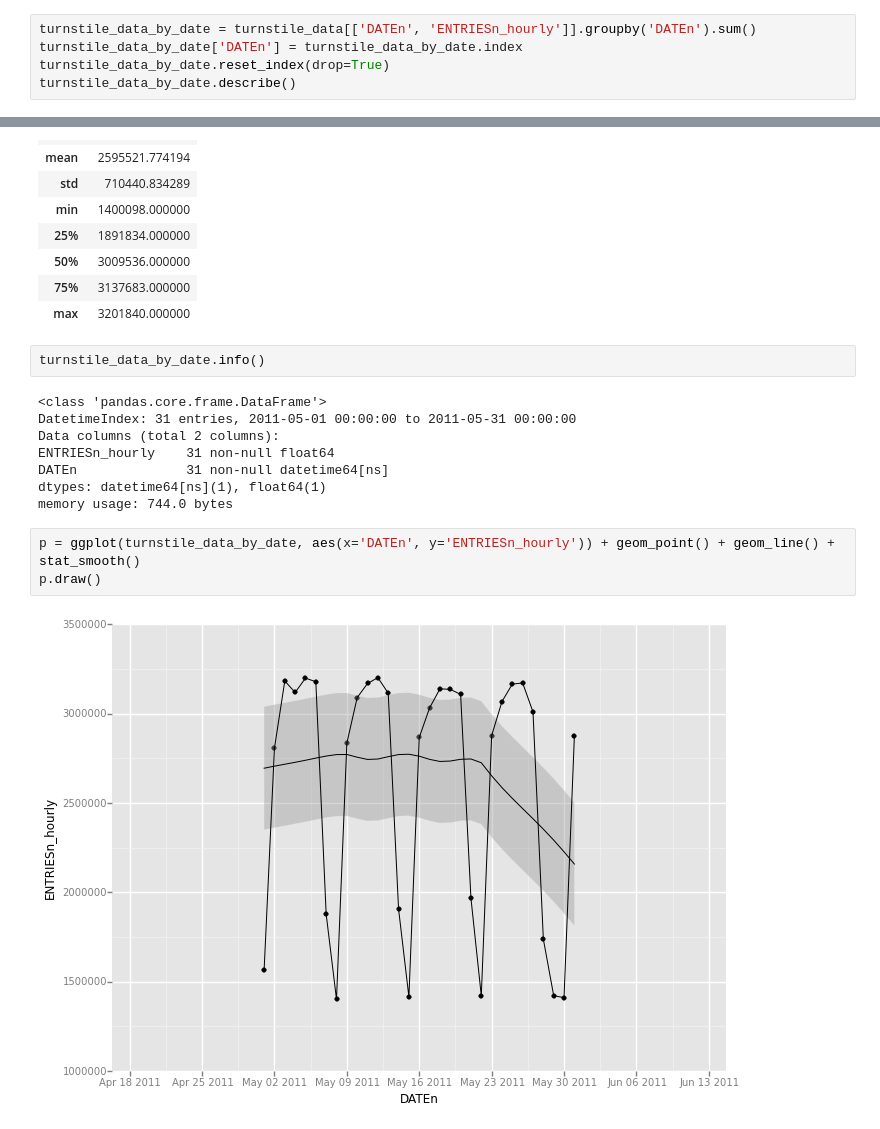
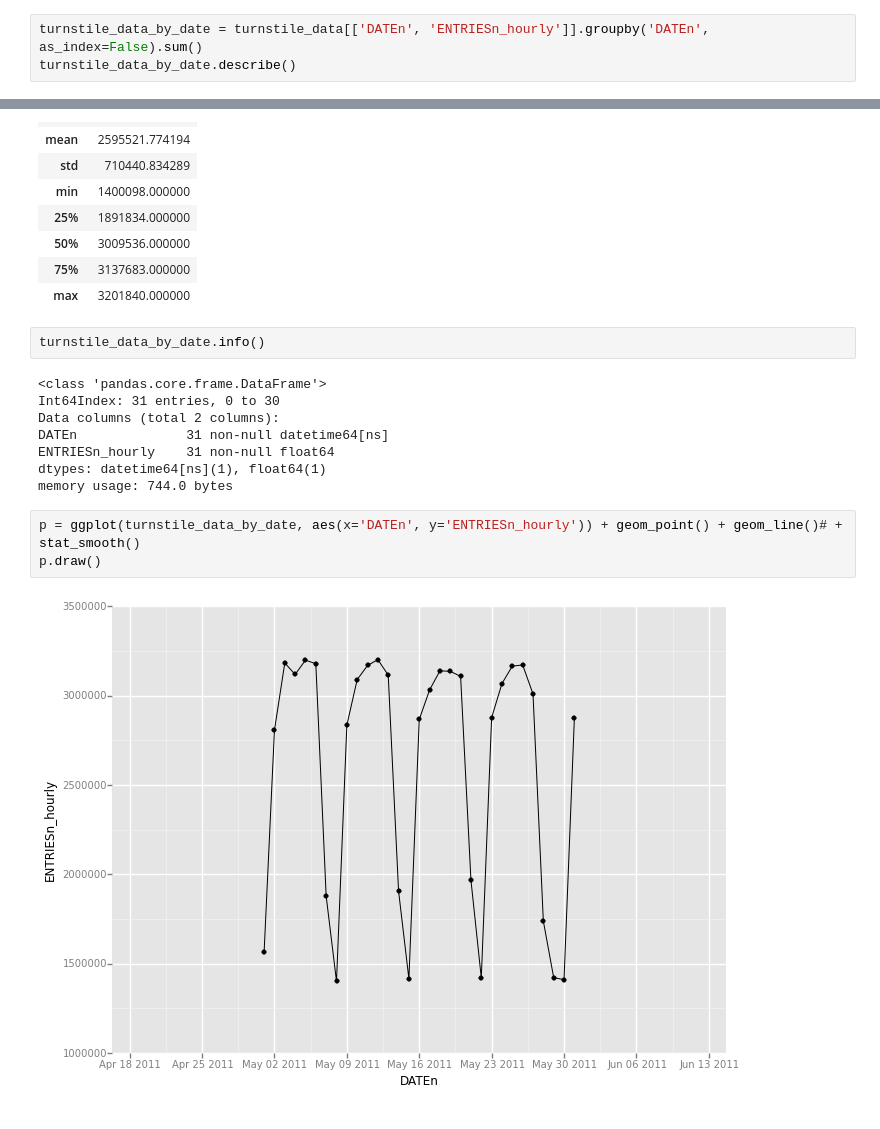
Before and after one commit to laixer/subway-ridership-analysis, a Jupyter notebook: ridership_analysis.ipynb, the cells around one changed output, grey strips where cells are left out. Saved outputs shown, nothing was run; the diff lists cells and outputs as text.

```diff
--- a/ridership_analysis.ipynb
+++ b/ridership_analysis.ipynb
@@ -38,9 +38,7 @@ weather_lon        42649 non-null float64
 dtypes: datetime64[ns](1), float64(14), int64(7), object(5)
 memory usage: 9.1+ MB
 # %%
-turnstile_data_by_date = turnstile_data[['DATEn', 'ENTRIESn_hourly']].groupby('DATEn').sum()
-turnstile_data_by_date['DATEn'] = turnstile_data_by_date.index
-turnstile_data_by_date.reset_index(drop=True)
+turnstile_data_by_date = turnstile_data[['DATEn', 'ENTRIESn_hourly']].groupby('DATEn', as_index=False).sum()
 turnstile_data_by_date.describe()
 # %% [output]
 |  | ENTRIESn_hourly |
@@ -56,14 +54,14 @@ turnstile_data_by_date.describe()
 turnstile_data_by_date.info()
 # %% [output]
 <class 'pandas.core.frame.DataFrame'>
-DatetimeIndex: 31 entries, 2011-05-01 00:00:00 to 2011-05-31 00:00:00
+Int64Index: 31 entries, 0 to 30
 Data columns (total 2 columns):
+DATEn              31 non-null datetime64[ns]
 ENTRIESn_hourly    31 non-null float64
-DATEn              31 non-null datetime64[ns]
 dtypes: datetime64[ns](1), float64(1)
 memory usage: 744.0 bytes
 # %%
-p = ggplot(turnstile_data_by_date, aes(x='DATEn', y='ENTRIESn_hourly')) + geom_point() + geom_line() + stat_smooth()
+p = ggplot(turnstile_data_by_date, aes(x='DATEn', y='ENTRIESn_hourly')) + geom_point() + geom_line()# + stat_smooth()
 p.draw()
 # %% [output]
-[figure, old version]
+[figure, new version]
```
